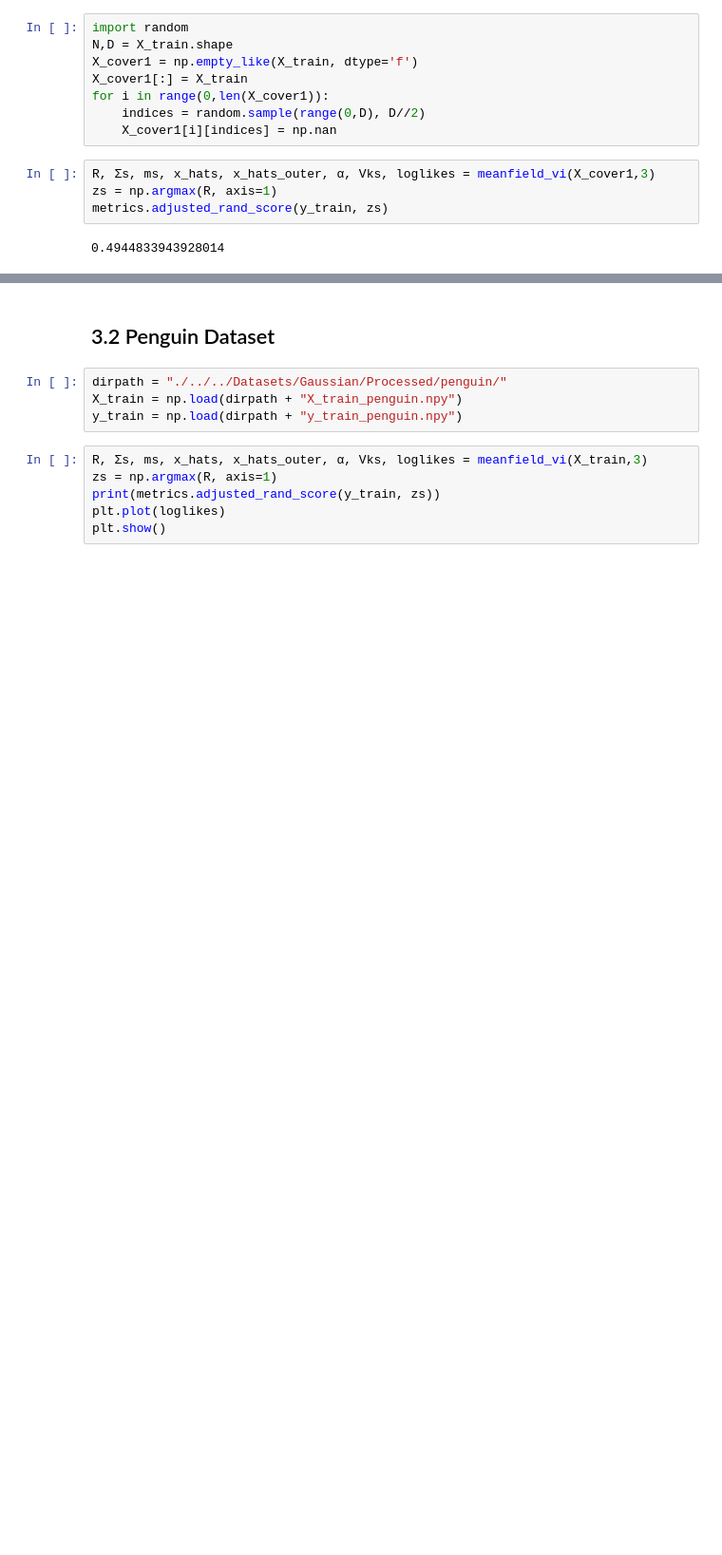
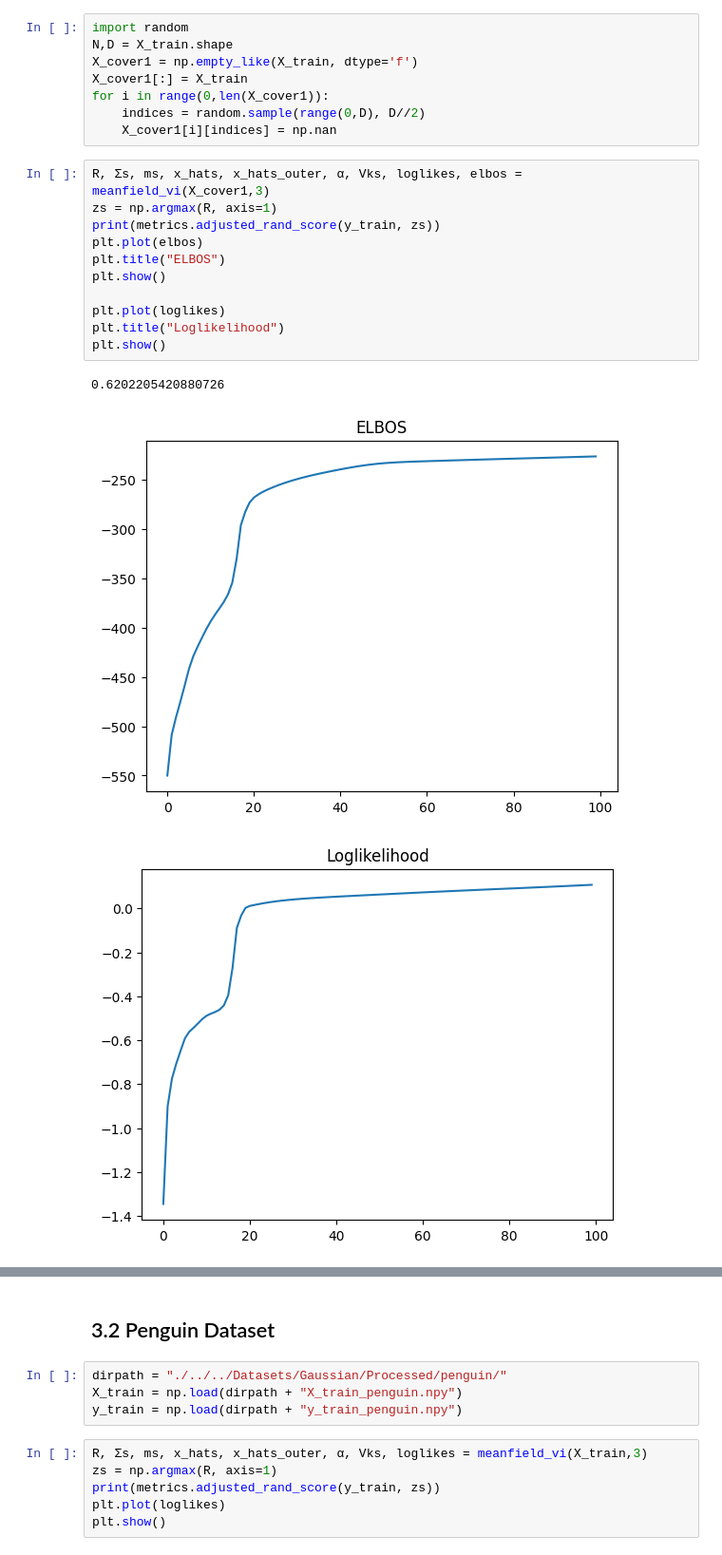
Before and after one commit to jimmyjz1127/bayesian-mixture-model-missing-data, a Jupyter notebook: Week8/GMMVI_Missing.ipynb, the cells around one changed output, grey strips where cells are left out. Shown at 95% size. Saved outputs shown, nothing was run; the diff lists cells and outputs as text; blank space fills up the shorter version.

```diff
--- a/Week8/GMMVI_Missing.ipynb
+++ b/Week8/GMMVI_Missing.ipynb
@@ -953,8 +1046,17 @@ for i in range(0,len(X_cover1)):
     indices = random.sample(range(0,D), D//2)
     X_cover1[i][indices] = np.nan
 # %%
-R, Σs, ms, x_hats, x_hats_outer, α, Vks, loglikes = meanfield_vi(X_cover1,3)
+R, Σs, ms, x_hats, x_hats_outer, α, Vks, loglikes, elbos = meanfield_vi(X_cover1,3)
 zs = np.argmax(R, axis=1)
-metrics.adjusted_rand_score(y_train, zs)
+print(metrics.adjusted_rand_score(y_train, zs))
+plt.plot(elbos)
+plt.title("ELBOS")
+plt.show()
+
+plt.plot(loglikes)
+plt.title("Loglikelihood")
+plt.show()
 # %% [output]
-0.4944833943928014
+0.6202205420880726
+[figure, added]
+[figure, added]
```
Also changed, not shown: parts of 23 cells of this notebook.
